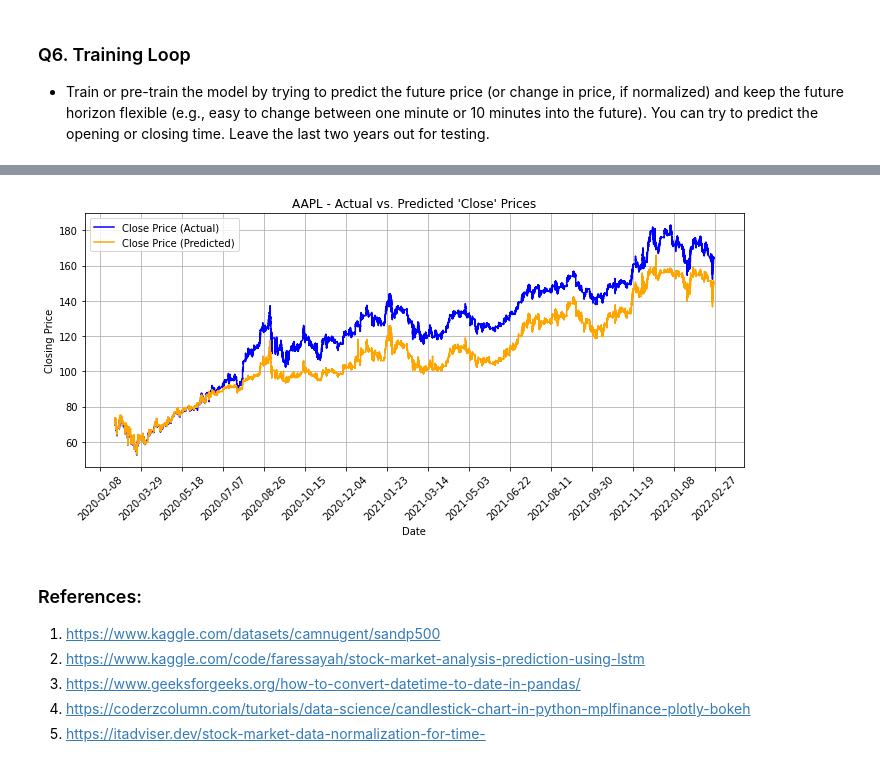
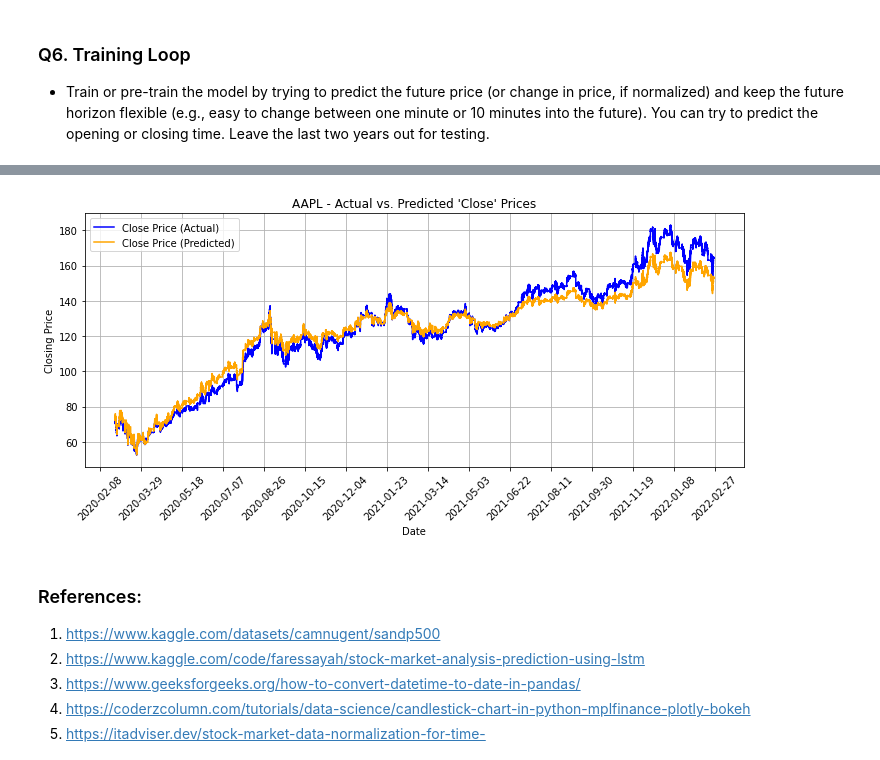
Before and after one commit to munish30monga/lstm_based_stock_trading_system, a Jupyter notebook: 22m2153.ipynb, the cells around one changed output, grey strips where cells are left out. Drawn from its saved outputs; the diff is of its cells as text; code cells hidden in the pictures.

Commit message:
updated working code with flexible pred_horizon

```diff
--- a/22m2153.ipynb
+++ b/22m2153.ipynb
@@ -1151,13 +1112,13 @@ print(Y_valid_pred_descaled.flatten())
 # %%
-def create_pred_df_dict(df_dict, actual, predictions, seq_length=seq_length, predict = predict):
+def create_pred_df_dict(df_dict, actual, predictions, seq_length = seq_length, predict = predict, pred_horizon = pred_horizon):
     pred_df_dict = {}
 
     for stock, df in df_dict.items():
         pred_df = pd.DataFrame()
-
-        # Skipping the initial seq_length values for DateTime as they don't have associated predictions
-        pred_df['DateTime'] = df['DateTime'].iloc[seq_length:]
-        pred_df[f'{predict} (Actual)'] = actual[:, 0]                # Slicing to convert the shape from (n, 1) to (n,)
+        start_index = seq_length
+        end_index = -pred_horizon + 1 if pred_horizon > 1 else None
+        pred_df['DateTime'] = df['DateTime'].iloc[start_index:end_index]
+        pred_df[f'{predict} (Actual)'] = actual[:, 0]
         pred_df[f'{predict} (Predicted)'] = predictions[:, 0]
         pred_df_dict[stock] = pred_df
 
@@ -1208,0 +1212,2 @@ Let us new check on the test set.
+# %%
+Y_test_pred, test_losses = test_model(trained_model, test_loader)
@@ -1209,8 +1218,6 @@ Let us new check on the test set.
 # %%
-Y_test_pred = trained_model(X_test.to(device)).detach().cpu().numpy().flatten()
-Y_test_descaled = descale_data(scaled_data=Y_test, stock=stocks[0], column='Close', scalers_dict=scalers_dict)
-Y_test_pred_descaled = descale_data(scaled_data=Y_test_pred, stock=stocks[0], column='Close', scalers_dict=scalers_dict)
-pred_df_dict = create_pred_df_dict(test_df_dict, Y_test_descaled, Y_test_pred_descaled)
+Y_test_descaled = descale_data(scaled_data=Y_test, stock=stocks[0])
+Y_test_pred_descaled = descale_data(scaled_data=Y_test_pred, stock=stocks[0])
 # %%
 print(Y_test_descaled.flatten())
 print(Y_test_pred_descaled.flatten())
@@ -1235,0 +1229,4 @@ pred_df_dict[stocks[0]]
+# %%
+pred_df_dict_test = create_pred_df_dict(test_df_dict, Y_test_descaled, Y_test_pred_descaled)
+print(f"'{stocks[0]}': {predict} (Actual) vs. {predict} (Predicted) on Test Set:")
+pred_df_dict_test[stocks[0]]
@@ -1236,7 +1248,7 @@ pred_df_dict[stocks[0]]
 # %%
-plot_actual_vs_predicted(pred_df_dict)
+plot_actual_vs_predicted(pred_df_dict_test)
 # %% [output]
-[figure, old version]
+[figure, new version]
 # %% [markdown]
 ### References:
 1. https://www.kaggle.com/datasets/camnugent/sandp500 <a id="ref1"></a>
```
Also changed, not shown: parts of 43 cells of this notebook.
